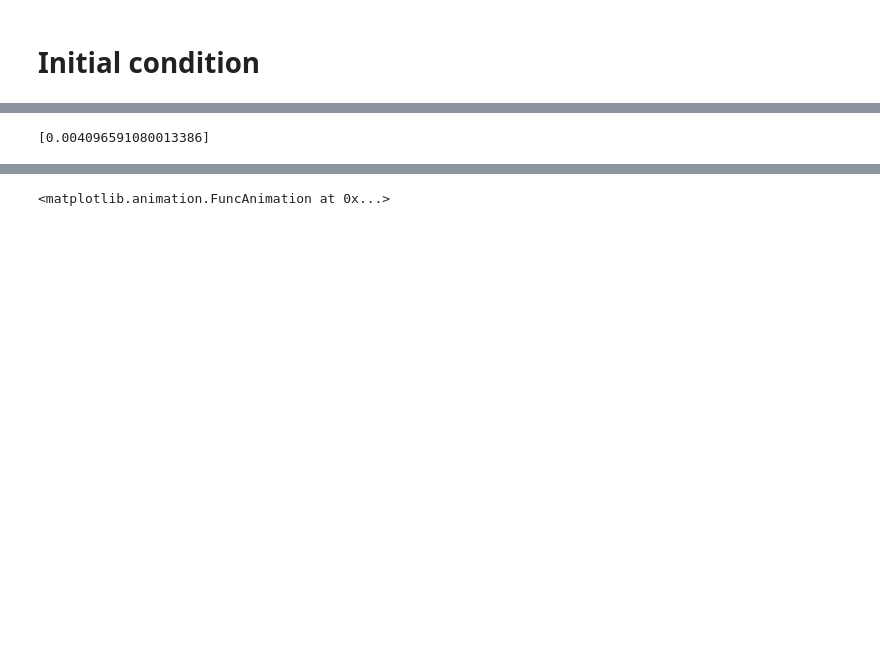
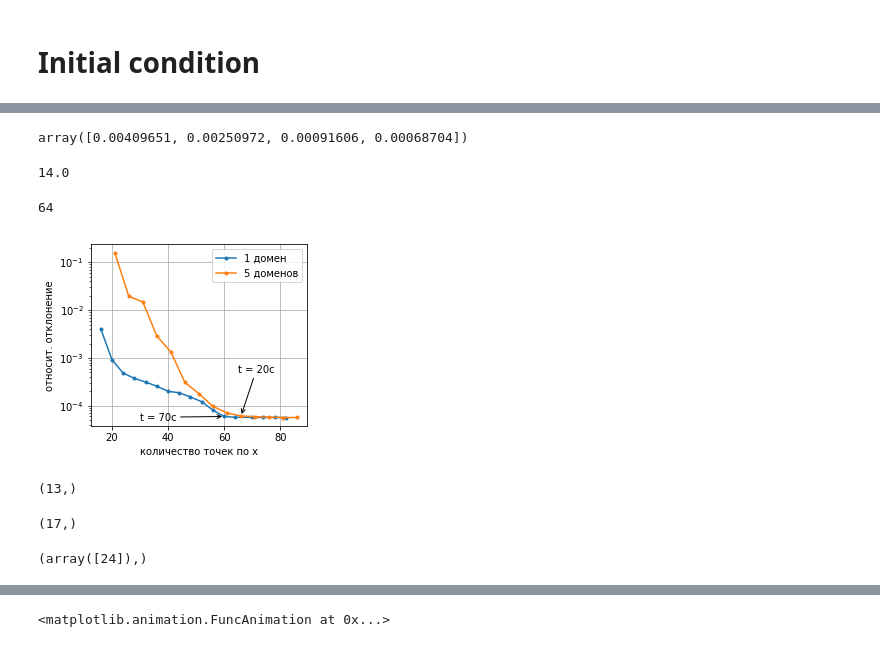
Before and after one commit to fgarbuzov/Spectral, a Jupyter notebook: NonlinearElasticityCylinder.ipynb, the cells around one changed output, grey strips where cells are left out. Cells and saved outputs as stored; diff of their text form; code cells hidden in the pictures; blank space fills up the shorter version.

```diff
--- a/NonlinearElasticityCylinder.ipynb
+++ b/NonlinearElasticityCylinder.ipynb
@@ -146,6 +184,7 @@ err1 = []
 # %%
-for i in range(18, , 2):
-    #mesh_x = Multidomain(Legendre(20), np.linspace(0, L, 21))
+for i in range(16, 20, 2):
+#for i in range(5, 6, 1):
+    #mesh_x = Multidomain(Legendre(i), np.linspace(0, L, 6))
     mesh_x = Legendre(i, (0, L))
     mesh_r = Legendre(20, (R, 0), 'Radau')
     mesh_phi = Constant()
@@ -172,5 +211,6 @@ for i in range(18, , 2):
 
     diff2 = np.abs(U_etalon[-1, :](x_ref, r_ref, 0) - U[-1, :](x_ref, r_ref, 0))**2
     err1.append(np.sqrt(np.sum(diff2))/U_etal_norm)
+    print(i)
 # %% [output]
 [interactive output not drawn]
@@ -180,0 +222,7 @@ np.sqrt(np.sum(diff2))
+# %%
+np2 = np.array([5*(i - 1) + 1 for i in range(5, 30)])
+# %%
+err2 = err2[:16]
+np2 = np2[:16]
+err1 = err1[:25]
+np1 = np1[:25]
@@ -181,4 +231,6 @@ np.sqrt(np.sum(diff2))
 # %%
-err1
+err1[13] /= 2
-# %% [output]
-[0.004096591080013386]
+# %%
+err1[0:4]
+# %% [output]
+array([0.00409651, 0.00250972, 0.00091606, 0.00068704])
@@ -184,0 +239,38 @@ err1
+# %%
+err2 = err2[:-2]
+# %%
+(np2[-5] - 1)/5 + 1
+# %% [output]
+14.0
+# %%
+np1n[-5]
+# %% [output]
+64
+# %%
+fig = plt.figure(figsize=(4,3))
+plt.subplots_adjust(left=0.2, right=0.95, top=0.99, bottom=0.15)
+plt.semilogy(np1n, err1n, marker='.')
+plt.semilogy(np2, err2, marker='.')
+plt.grid()
+plt.annotate('t = 20с', xy=(np2[-5], err2[-5]), xytext=(65, 5e-4),
+             arrowprops=dict(arrowstyle="->"))
+plt.annotate('t = 70с', xy=(np1n[-6], err1n[-6]), xytext=(30, 5e-5),
+             arrowprops=dict(arrowstyle="->"))
+plt.legend(['1 домен', '5 доменов'])
+plt.xlabel('количество точек по х')
+plt.ylabel('относит. отклонение')
+plt.savefig('figures/error2.pdf')
+# %% [output]
+[figure, added]
+# %%
+err1n.shape
+# %% [output]
+(13,)
+# %%
+np1n.shape
+# %% [output]
+(17,)
+# %%
+np.where(np1 == np1n[-1])
+# %% [output]
+(array([24]),)
```
Also changed, not shown: parts of 26 cells of this notebook, 3 other files.
